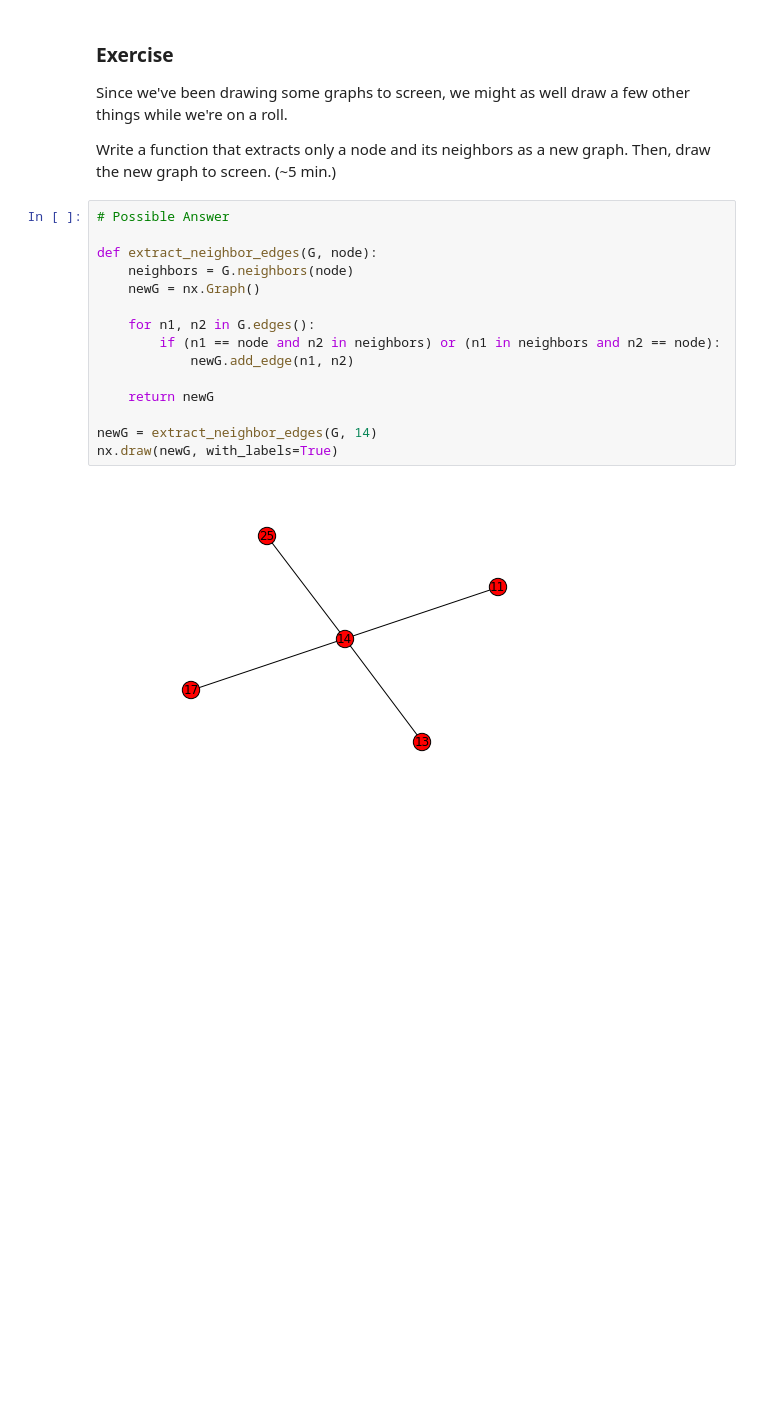
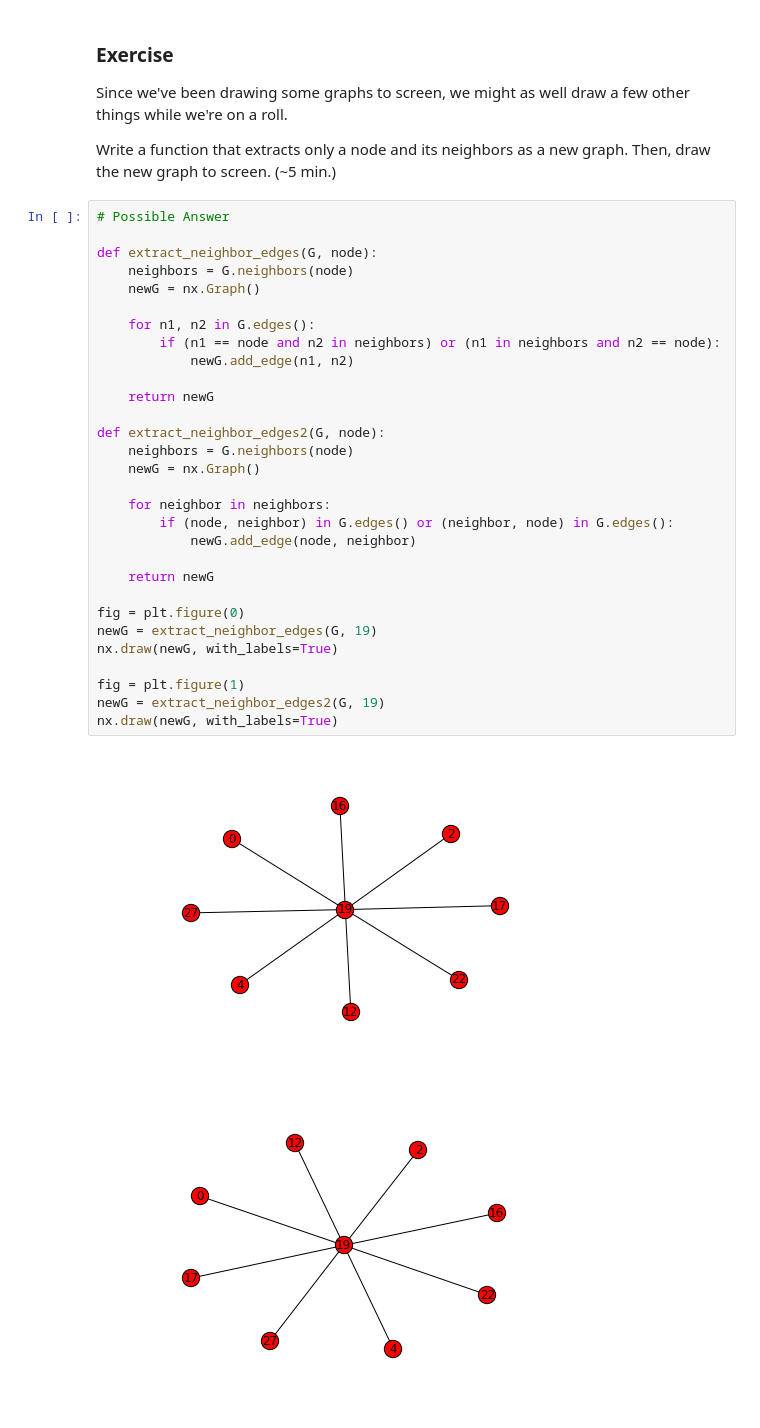
Before and after one commit to ericmjl/Network-Analysis-Made-Simple, a Jupyter notebook: 3. Hubs and Paths.ipynb, the cells around one changed output. Cells and saved outputs as stored; diff of their text form; blank space fills up the shorter version.

```diff
--- a/3. Hubs and Paths.ipynb
+++ b/3. Hubs and Paths.ipynb
@@ -258,17 +258,33 @@ Write a function that extracts only a node and its neighbors as a new graph. The
 # %%
 # Possible Answer
 
 def extract_neighbor_edges(G, node):
     neighbors = G.neighbors(node)
     newG = nx.Graph()
 
     for n1, n2 in G.edges():
         if (n1 == node and n2 in neighbors) or (n1 in neighbors and n2 == node):
             newG.add_edge(n1, n2)
 
     return newG
 
-newG = extract_neighbor_edges(G, 14)
+def extract_neighbor_edges2(G, node):
+    neighbors = G.neighbors(node)
+    newG = nx.Graph()
+
+    for neighbor in neighbors:
+        if (node, neighbor) in G.edges() or (neighbor, node) in G.edges():
+            newG.add_edge(node, neighbor)
+
+    return newG
+
+fig = plt.figure(0)
+newG = extract_neighbor_edges(G, 19)
 nx.draw(newG, with_labels=True)
+
+fig = plt.figure(1)
+newG = extract_neighbor_edges2(G, 19)
+nx.draw(newG, with_labels=True)
 # %% [output]
-[figure, old version]
+[figure, new version]
+[figure, added]
```
Also changed, not shown: parts of 6 cells of this notebook.
